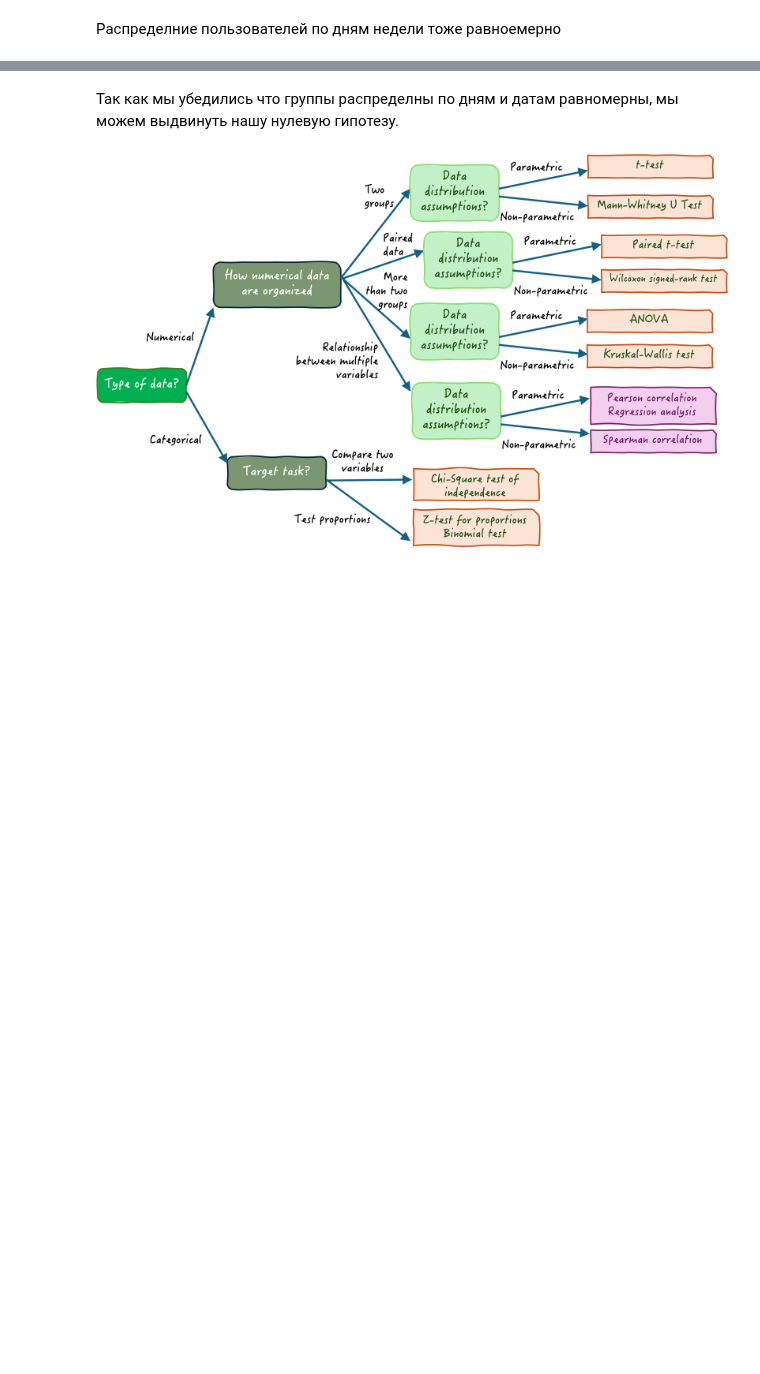
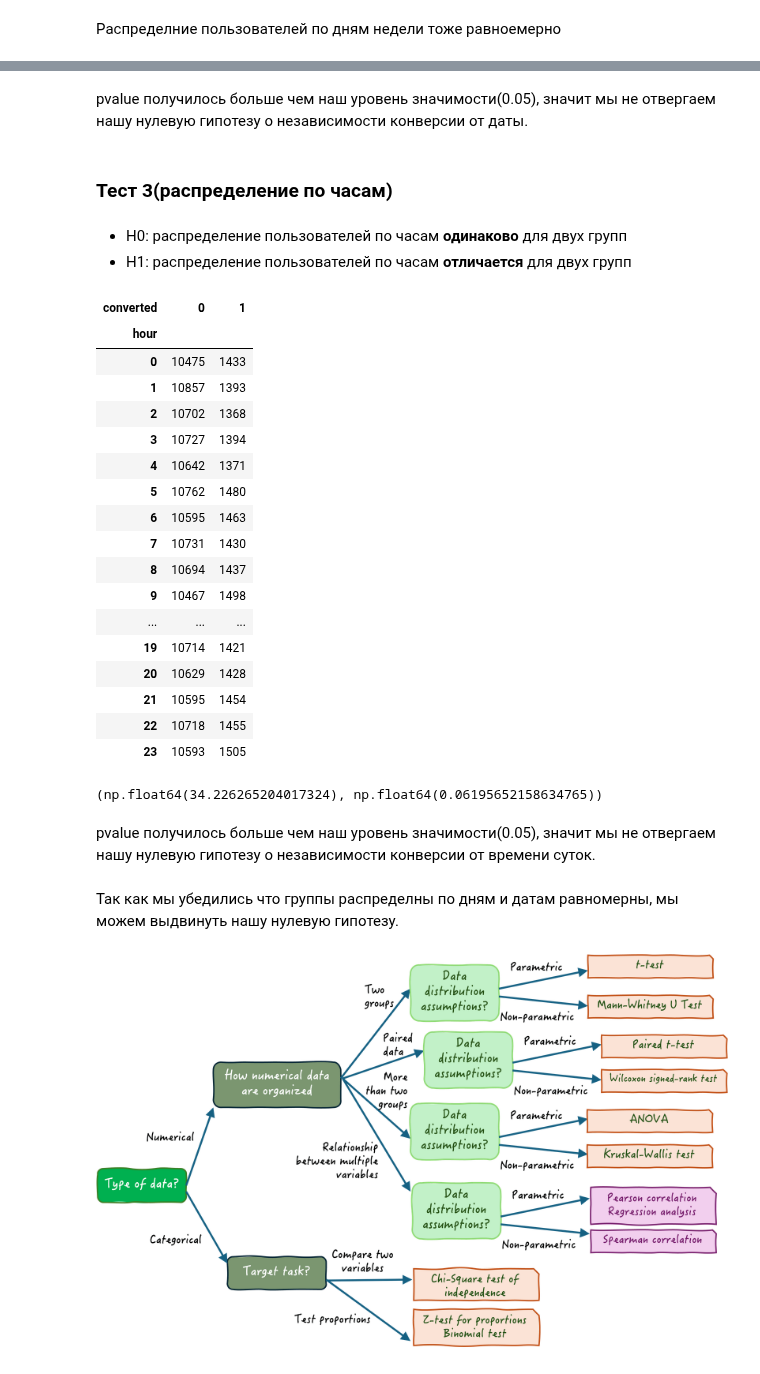
Before and after one commit to Dezurn/GP4_Statistics, a Jupyter notebook: Часть 1/Part_1_AB_test.ipynb, the cells around one changed output, grey strips where cells are left out. Drawn from its saved outputs; the diff is of its cells as text; code cells hidden in the pictures; blank space fills up the shorter version.

```diff
--- a/Часть 1/Part_1_AB_test.ipynb
+++ b/Часть 1/Part_1_AB_test.ipynb
@@ -359,0 +389,28 @@ fig.show()
+# %% [markdown]
+pvalue получилось больше чем наш уровень значимости(0.05), значит мы не отвергаем нашу нулевую гипотезу о независимости конверсии от даты.
+# %% [markdown]
+### Тест 3(распределение по часам)
+# %% [markdown]
+- H0: распределение пользователей по часам **одинаково** для двух групп
+- H1: распределение пользователей по часам **отличается** для двух групп
+# %%
+data.groupby('hour')['converted'].value_counts().unstack()
+# %% [output]
+| converted | 0 | 1 |
+| hour |  |  |
+| 0 | 10475 | 1433 |
+| 1 | 10857 | 1393 |
+| 2 | 10702 | 1368 |
+| 3 | 10727 | 1394 |
+| 4 | 10642 | 1371 |
+| 5 | 10762 | 1480 |
+| 6 | 10595 | 1463 |
+| 7 | 10731 | 1430 |
+| 8 | 10694 | 1437 |
+| 9 | 10467 | 1498 |
+| ... | ... | ... |
+| 19 | 10714 | 1421 |
+| 20 | 10629 | 1428 |
+| 21 | 10595 | 1454 |
+| 22 | 10718 | 1455 |
+| 23 | 10593 | 1505 |
@@ -360,3 +421,9 @@ fig.show()
+# %%
+stat, pvalue
+# %% [output]
+(np.float64(34.226265204017324), np.float64(0.06195652158634765))
+# %% [markdown]
+pvalue получилось больше чем наш уровень значимости(0.05), значит мы не отвергаем нашу нулевую гипотезу о независимости конверсии от времени суток.
 # %% [markdown]
 Так как мы убедились что группы распределны по дням и датам равномерны, мы можем выдвинуть нашу нулевую гипотезу.
 # %% [markdown]
```
Also changed, not shown: parts of 43 cells of this notebook.
